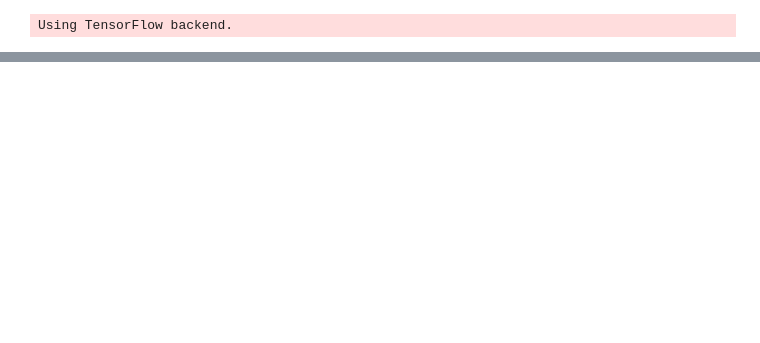
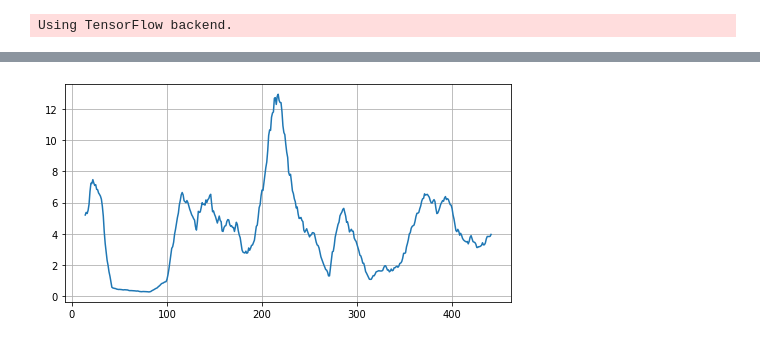
Before and after one commit to cesaraugc/SRLibras, a Jupyter notebook: Treinamento da Rede Neural/train_rede_dataset_arquivos.ipynb, the cells around one changed output, grey strips where cells are left out. Saved outputs shown, nothing was run; the diff lists cells and outputs as text; code cells hidden in the pictures; blank space fills up the shorter version.

```diff
--- a/Treinamento da Rede Neural/train_rede_dataset_arquivos.ipynb
+++ b/Treinamento da Rede Neural/train_rede_dataset_arquivos.ipynb
@@ -184,0 +261,9 @@ print_loss_results(history)
+# %%
+dif_df = dataset.diff(axis = 0, periods = 1)
+# %%
+plt.rcParams['figure.figsize'] = [8, 4]
+plt.plot(dif_df.iloc[:,:].abs().sum(axis=1).rolling(window=15).mean())
+plt.grid()
+plt.show()
+# %% [output]
+[figure, added]
```
Also changed, not shown: parts of 18 cells of this notebook, 18 other files.
